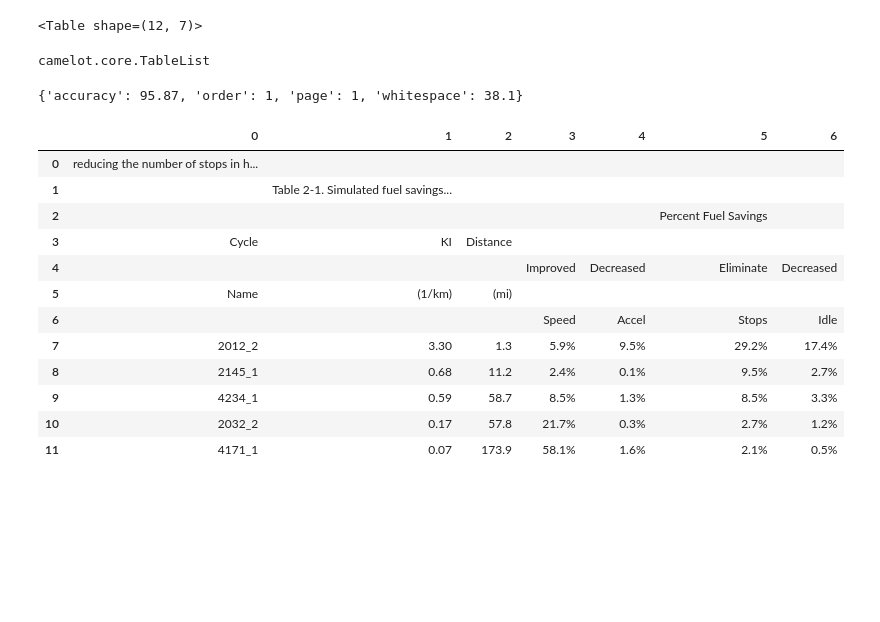
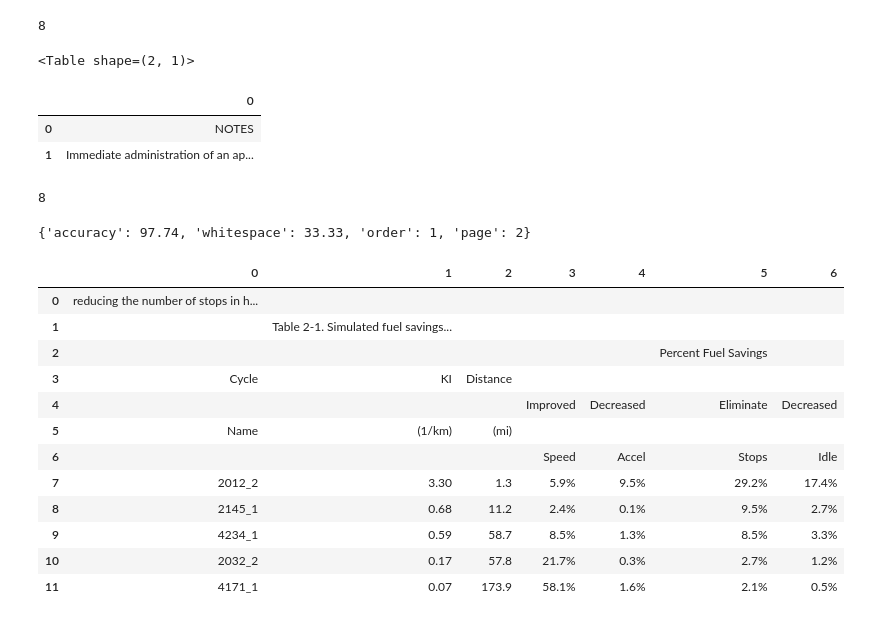
Before and after one commit to JSJeong-me/RPA-2023, a Jupyter notebook: pdf/camelot.ipynb, the cells around one changed output. Cells and saved outputs as stored; diff of their text form; code cells hidden in the pictures; blank space fills up the shorter version.

```diff
--- a/pdf/camelot.ipynb
+++ b/pdf/camelot.ipynb
@@ -14,15 +11,29 @@ Successfully installed ghostscript-0.7
+# %%
+tables = camelot.read_pdf('ICSC.pdf', flavor="lattice", pages= "all" )
+# %%
+len(tables)
+# %% [output]
+8
+# %%
+tables[7]
+# %% [output]
+<Table shape=(2, 1)>
+# %%
+tables[7].df
+# %% [output]
+|  | 0 |
+| 0 | NOTES |
+| 1 | Immediate administration of an ap... |
 # %%
-import camelot
-tables = camelot.read_pdf('foo.pdf', f='excel', flavor='stream') #, compress=True
-tables[0]
+# tables = camelot.read_pdf('foo.pdf', f='excel', flavor='stream') #, compress=True
-# %% [output]
-<Table shape=(12, 7)>
 # %%
-type(tables)
+len(tables)
 # %% [output]
-camelot.core.TableList
+8
 # %%
-tables[0].parsing_report
+tables[0].df
-# %% [output]
-{'accuracy': 95.87, 'order': 1, 'page': 1, 'whitespace': 38.1}
+# %%
+tables[4].parsing_report
+# %% [output]
+{'accuracy': 97.74, 'whitespace': 33.33, 'order': 1, 'page': 2}
 # %%
```
Also changed, not shown: parts of 5 cells of this notebook.
